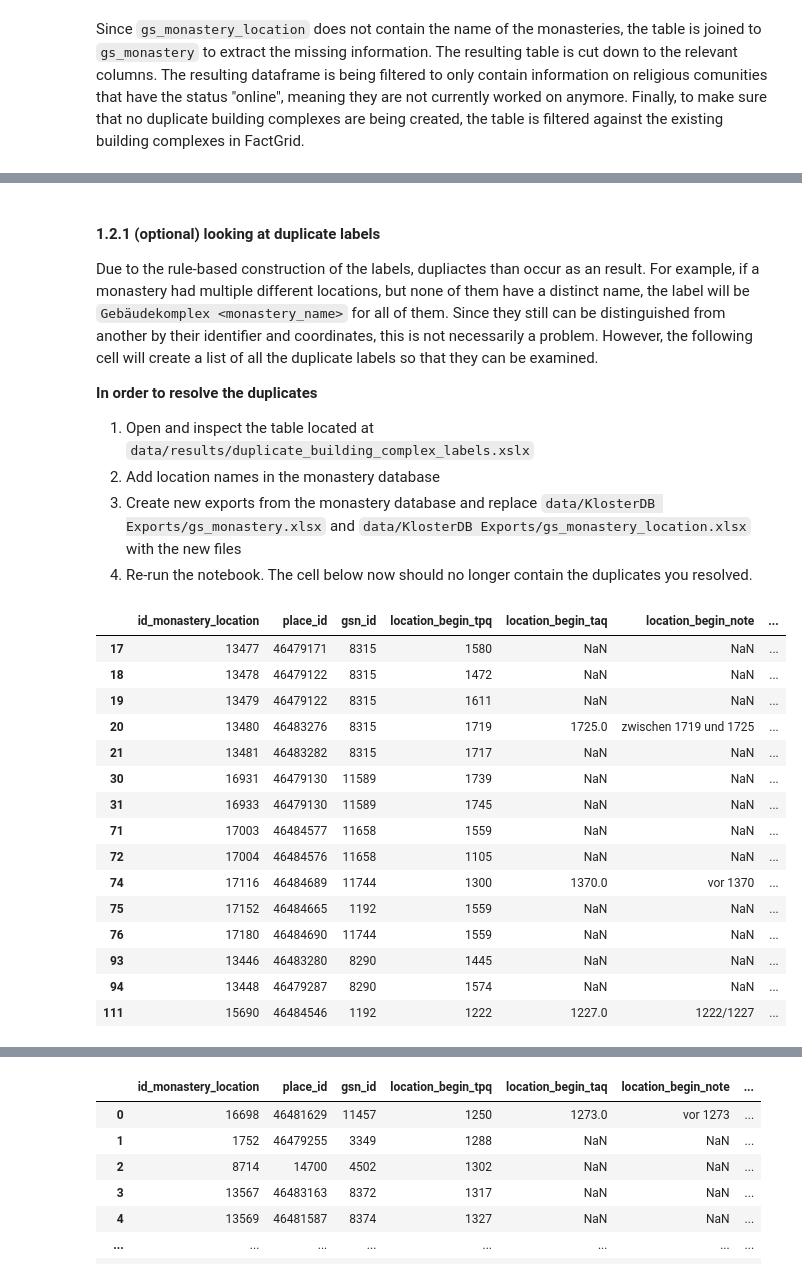
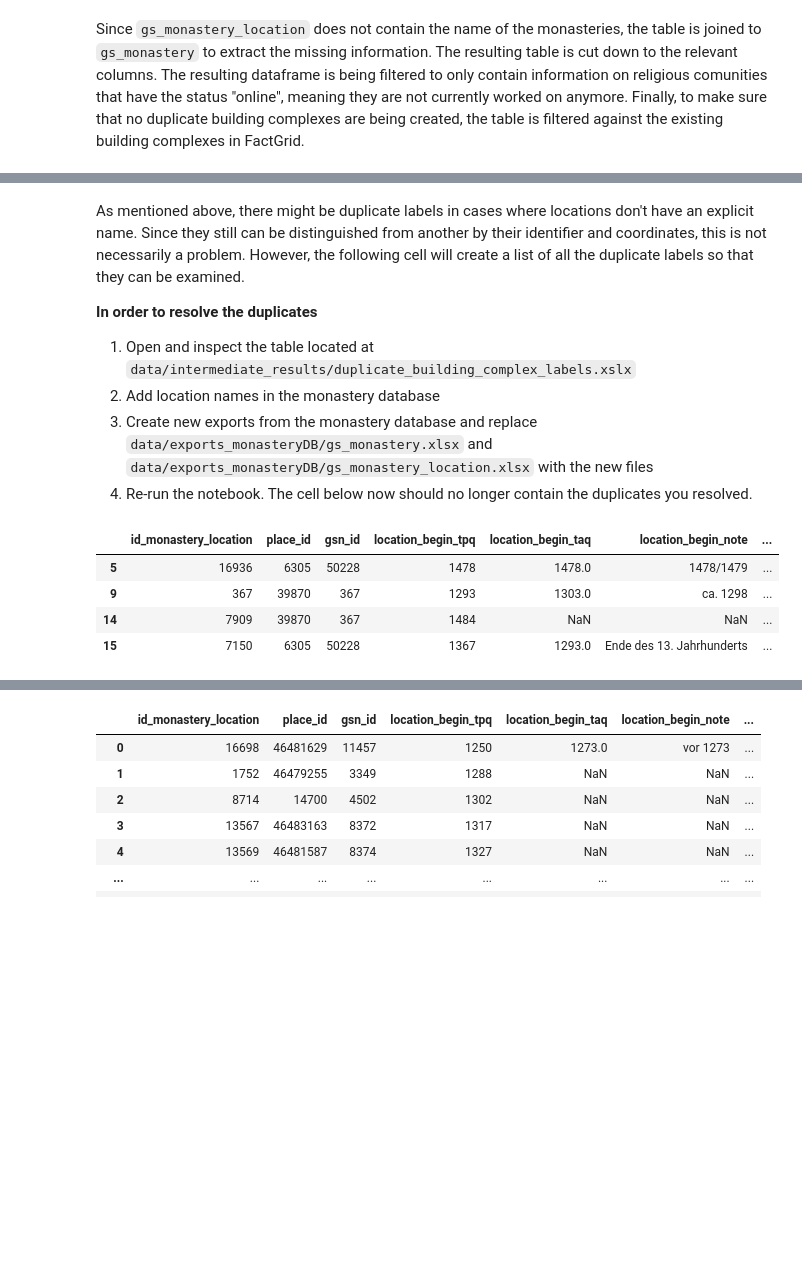
Before and after one commit to Germania-Sacra/DomVoc, a Jupyter notebook: 1 - Building Complexes.ipynb, the cells around one changed output, grey strips where cells are left out. Saved outputs shown, nothing was run; the diff lists cells and outputs as text; code cells hidden in the pictures; blank space fills up the shorter version.

```diff
--- a/1 - Building Complexes.ipynb
+++ b/1 - Building Complexes.ipynb
@@ -25,6 +25,7 @@ dataframes = {key: pd.read_excel(value) for key, value in export_files.items()}
 
 # Add dataframe for monasteries in factGrid (stored in a different directory)
 dataframes["building_complexes_in_factgrid"] = pd.read_csv("data/factgrid_data/building_complexes_in_factgrid.csv")
+dataframes["monasteries_in_factgrid"] = pd.read_csv("data/factgrid_data/monasteries_in_factgrid.csv")
 # %% [markdown]
 Since `gs_monastery_location` does not contain the name of the monasteries, the table is joined to `gs_monastery` to extract the missing information. The resulting table is cut down to the relevant columns. The resulting dataframe is being filtered to only contain information on religious comunities that have the status "online", meaning they are not currently worked on anymore. Finally, to make sure that no duplicate building complexes are being created, the table is filtered against the existing building complexes in FactGrid.
 # %%
@@ -111,31 +123,19 @@ prepared_df
 # %% [markdown]
-#### 1.2.1 (optional) looking at duplicate labels
-Due to the rule-based construction of the labels, dupliactes than occur as an result. For example, if a monastery had multiple different locations, but none of them have a distinct name, the label will be `Gebäudekomplex <monastery_name>` for all of them. Since they still can be distinguished from another by their identifier and coordinates, this is not necessarily a problem. However, the following cell will create a list of all the duplicate labels so that they can be examined.
+As mentioned above, there might be duplicate labels in cases where locations don't have an explicit name. Since they still can be distinguished from another by their identifier and coordinates, this is not necessarily a problem. However, the following cell will create a list of all the duplicate labels so that they can be examined.
 
 **In order to resolve the duplicates**
 
-1. Open and inspect the table located at `data/results/duplicate_building_complex_labels.xslx`
+1. Open and inspect the table located at `data/intermediate_results/duplicate_building_complex_labels.xslx`
 2. Add location names in the monastery database
-3. Create new exports from the monastery database and replace `data/KlosterDB Exports/gs_monastery.xlsx` and `data/KlosterDB Exports/gs_monastery_location.xlsx` with the new files
+3. Create new exports from the monastery database and replace `data/exports_monasteryDB/gs_monastery.xlsx` and `data/exports_monasteryDB/gs_monastery_location.xlsx` with the new files
 4. Re-run the notebook. The cell below now should no longer contain the duplicates you resolved.
 # %%
 duplicated_building_complex_labels = prepared_df[prepared_df.duplicated(subset="Lde", keep=False)]
-duplicated_building_complex_labels.to_excel('data/results/duplicate_building_complex_labels.xlsx')
+duplicated_building_complex_labels.to_excel('data/intermediate_results/duplicate_building_complex_labels.xlsx')
 duplicated_building_complex_labels
 # %% [output]
 |  | id_monastery_location | place_id | gsn_id | location_begin_tpq | location_begin_taq | location_begin_note | ... |
-| 17 | 13477 | 46479171 | 8315 | 1580 | NaN | NaN | ... |
-| 18 | 13478 | 46479122 | 8315 | 1472 | NaN | NaN | ... |
-| 19 | 13479 | 46479122 | 8315 | 1611 | NaN | NaN | ... |
-| 20 | 13480 | 46483276 | 8315 | 1719 | 1725.0 | zwischen 1719 und 1725 | ... |
-| 21 | 13481 | 46483282 | 8315 | 1717 | NaN | NaN | ... |
-| 30 | 16931 | 46479130 | 11589 | 1739 | NaN | NaN | ... |
-| 31 | 16933 | 46479130 | 11589 | 1745 | NaN | NaN | ... |
-| 71 | 17003 | 46484577 | 11658 | 1559 | NaN | NaN | ... |
-| 72 | 17004 | 46484576 | 11658 | 1105 | NaN | NaN | ... |
-| 74 | 17116 | 46484689 | 11744 | 1300 | 1370.0 | vor 1370 | ... |
-| 75 | 17152 | 46484665 | 1192 | 1559 | NaN | NaN | ... |
-| 76 | 17180 | 46484690 | 11744 | 1559 | NaN | NaN | ... |
-| 93 | 13446 | 46483280 | 8290 | 1445 | NaN | NaN | ... |
-| 94 | 13448 | 46479287 | 8290 | 1574 | NaN | NaN | ... |
-| 111 | 15690 | 46484546 | 1192 | 1222 | 1227.0 | 1222/1227 | ... |
+| 5 | 16936 | 6305 | 50228 | 1478 | 1478.0 | 1478/1479 | ... |
+| 9 | 367 | 39870 | 367 | 1293 | 1303.0 | ca. 1298 | ... |
+| 14 | 7909 | 39870 | 367 | 1484 | NaN | NaN | ... |
+| 15 | 7150 | 6305 | 50228 | 1367 | 1293.0 | Ende des 13. Jahrhunderts | ... |
```
Also changed, not shown: parts of 24 cells of this notebook, 1 other file.
